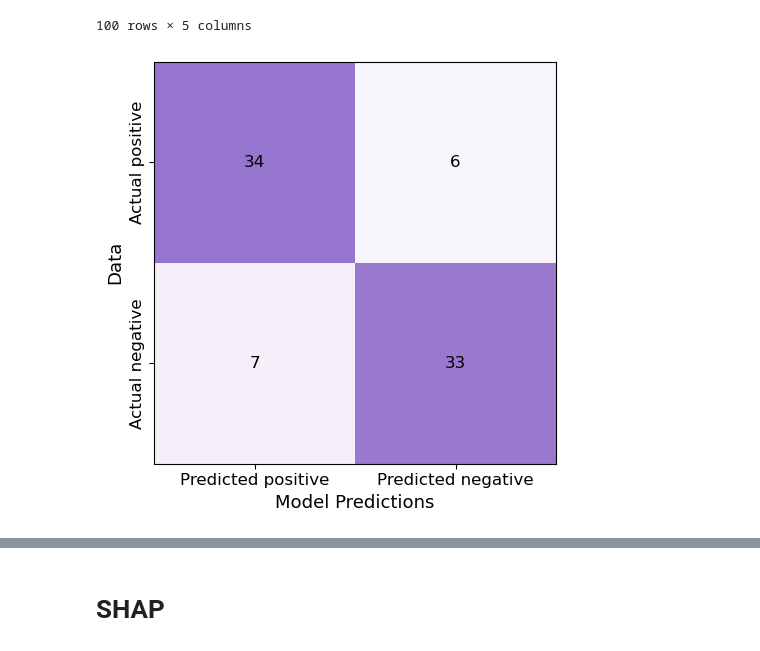
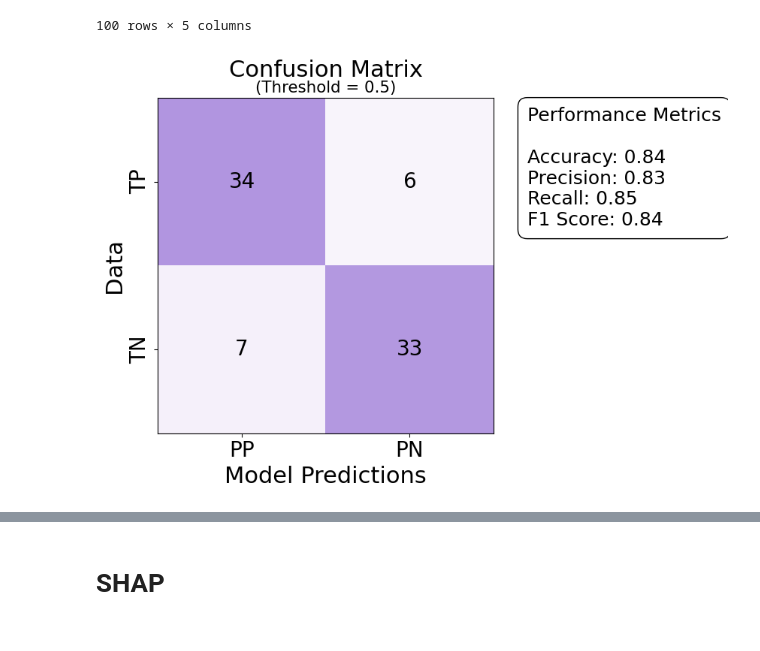
Before and after one commit to SysBioengLab/PhIP-seq-IBD-PUC, a Jupyter notebook: src/shap_selected_peptides_clinical.ipynb, the cells around one changed output, grey strips where cells are left out. Cells and saved outputs as stored; diff of their text form; code cells hidden in the pictures.

```diff
--- a/src/shap_selected_peptides_clinical.ipynb
+++ b/src/shap_selected_peptides_clinical.ipynb
@@ -161,6 +161,7 @@ for train_index, test_index in cv.split(X_opt, y):
 
     # fpr, tpr, thresholds = roc_curve(y_train, y_prob)
 # %%
+
 from matplotlib.colors import LinearSegmentedColormap
 
 tp = 0
@@ -174,44 +175,74 @@ for pred, true in zip(y_pred, y_true):
         tp += 1
     elif pred == 1 and true == 0:
         fp += 1
     elif pred == 0 and true == 0:
         tn += 1
     elif pred == 0 and true == 1:
         fn += 1
 
 
 conf_matrix = pd.DataFrame(
     [[tp, fn],
      [fp, tn]
      ],
-    columns = ['Predicted positive', 'Predicted negative'],
-    index = ['Actual positive', 'Actual negative']
+    columns = ['PP', 'PN'],
+    index = ['TP', 'TN']
 )
 
-fig, ax = plt.subplots(dpi = 100)
+fig, ax = plt.subplots(dpi = 100, figsize = (8,6))
 
-colors = ['#f8f4fb', '#9575cd']
+colors = ['#f8f4fb', "#b195e0"]
 cmap = LinearSegmentedColormap.from_list('soft_purple', colors)
 ax.matshow(conf_matrix, cmap=cmap)
+titlesize = 22
+ticksize = 20
+labelsize = 22
+
 
 ax.set_xticks(ticks=[0, 1], labels=conf_matrix.columns,
-              fontsize = 12)
+              fontsize = ticksize)
 ax.xaxis.set_ticks_position('bottom')
 ax.xaxis.set_label_position('bottom')
 ax.set_yticks(ticks = [0,1], labels = conf_matrix.index, rotation = 90, va = 'center',
-              fontsize = 12)
+              fontsize = ticksize)
 
 for i in range(len(conf_matrix)):
     for j in range(len(conf_matrix.columns)):
         plt.text(j, i, conf_matrix.iloc[i, j],
                 ha='center', va='center',
-                color='black', fontsize=12)
-ax.set_xlabel('Model Predictions', fontsize = 13)
-ax.set_ylabel('Data', fontsize = 13)
+                color='black', fontsize=20)
+ax.set_xlabel('Model Predictions', fontsize = labelsize)
+ax.set_ylabel('Data', fontsize = labelsize)
+ax.set_title('Confusion Matrix', fontsize=titlesize, pad=20)
+ax.text(0.5, 1.05, '(Threshold = 0.5)',
+        transform=ax.transAxes,
+        fontsize=titlesize * 0.7,
+        ha='center',
+        va='top')
+accuracy = (tp + tn) / (tp + tn + fp + fn)
+precision = tp / (tp + fp)
+recall = tp / (tp + fn)
+f1_score = (2 * precision * recall) / (precision + recall)
+# Option 2: With bold title
+ax.text(1.1, 0.79,
+        f'Performance Metrics\n\n' +
+        f'Accuracy: {accuracy:.2f}\n' +
+        f'Precision: {precision:.2f}\n' +
+        f'Recall: {recall:.2f}\n' +
+        f'F1 Score: {f1_score:.2f}',
+        transform=ax.transAxes,
+        fontsize=ticksize*0.9,
+        ha='left',
+        va='center',
+        fontweight='normal',  # Keep metrics normal weight
+        bbox=dict(boxstyle='round,pad=0.5', facecolor='white', edgecolor='black'),
+        )
+
 fig.tight_layout()
-fig.savefig('../Figures/ConfusionMatrix.pdf', transparent=True)
+
+fig.savefig('../Figures/ConfusionMatrix.svg', transparent=True)
 # %% [output]
-[figure, old version]
+[figure, new version]
 # %%
 from sklearn.metrics import roc_auc_score
 indexes = np.arange(len(y_pred_proba))
```
Also changed, not shown: parts of 4 cells of this notebook, 17 other files.
